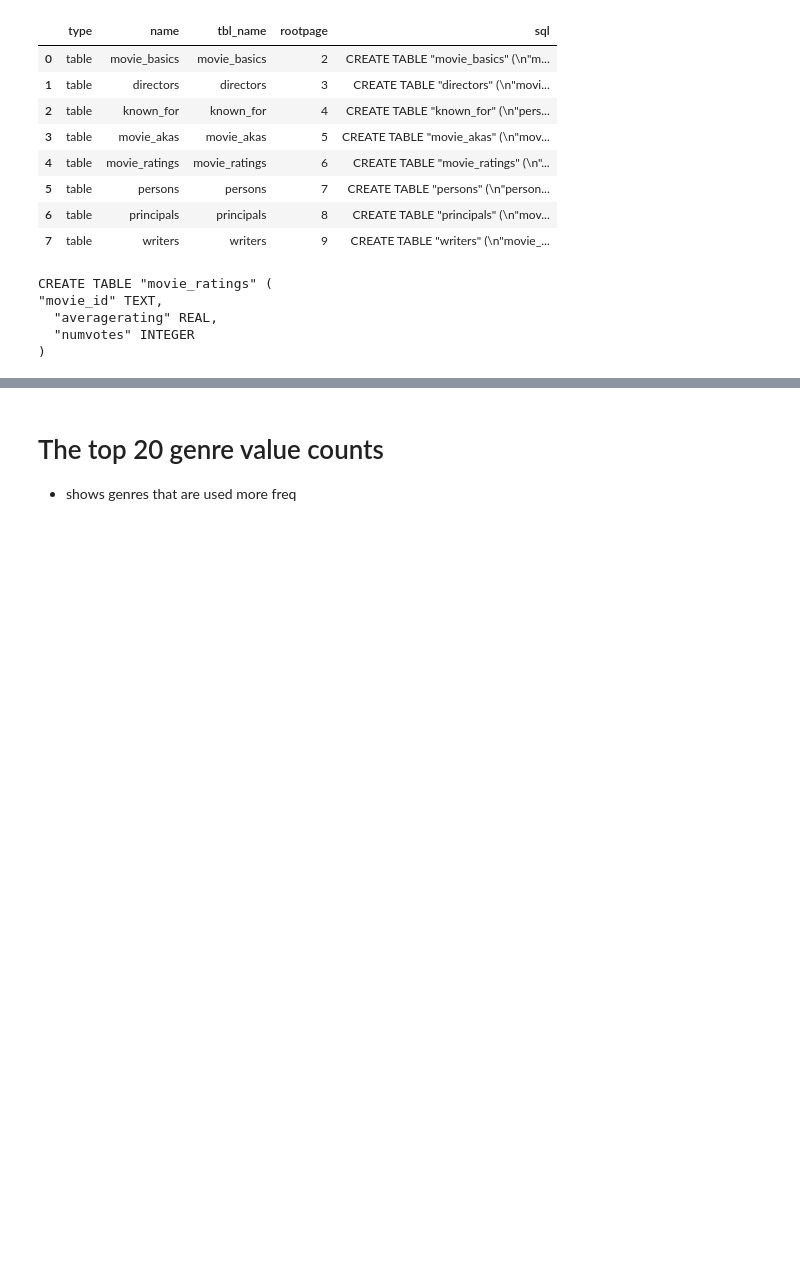
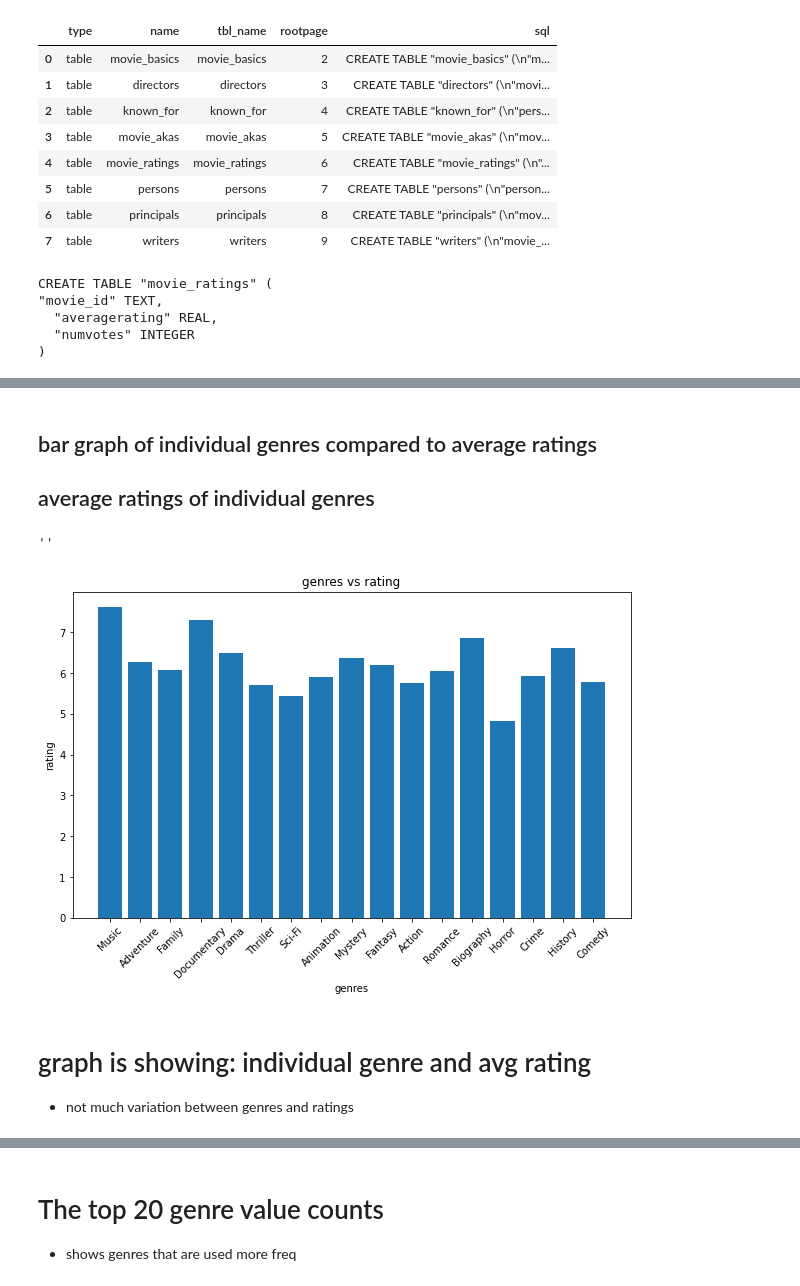
Before and after one commit to pjlannoo/Movie-Data-Analysis-Project, a Jupyter notebook: Notebooks/Imani/data observations.ipynb, the cells around one changed output, grey strips where cells are left out. Saved outputs shown, nothing was run; the diff lists cells and outputs as text; code cells hidden in the pictures; blank space fills up the shorter version.

```diff
--- a/Notebooks/Imani/data observations.ipynb
+++ b/Notebooks/Imani/data observations.ipynb
@@ -156,0 +175,19 @@ imdb_genre
+# %% [markdown]
+## bar graph of individual genres compared to average ratings
+## average ratings of individual genres
+# %%
+fig, ax =plt.subplots(figsize = (10,6))
+x = imdb_genre['genres']
+y = imdb_genre['rating']
+ax.bar(x,y)
+ax.set_xlabel('genres')
+ax.set_ylabel('rating')
+ax.set_title('genres vs rating')
+plt.xticks(rotation = 45)
+;
+# %% [output]
+''
+[figure, added]
+# %% [markdown]
+# graph is showing: individual genre and avg rating
+- not much variation between genres and ratings
```
Also changed, not shown: parts of 26 cells of this notebook.
